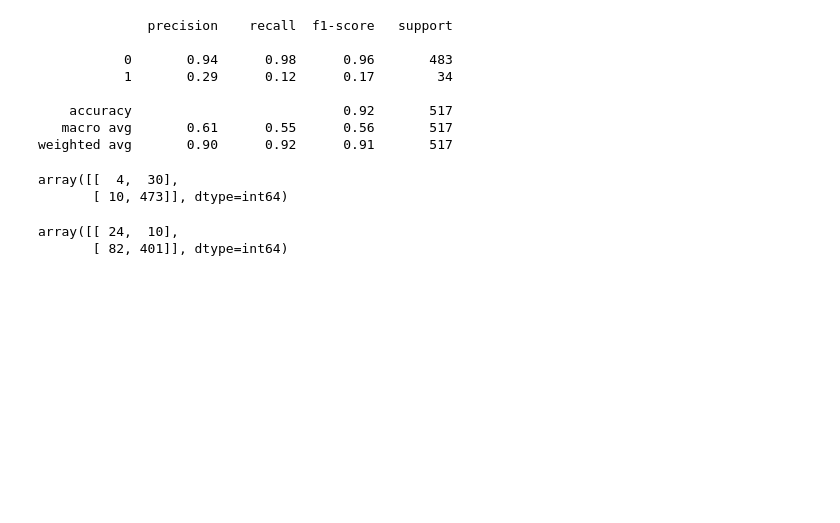
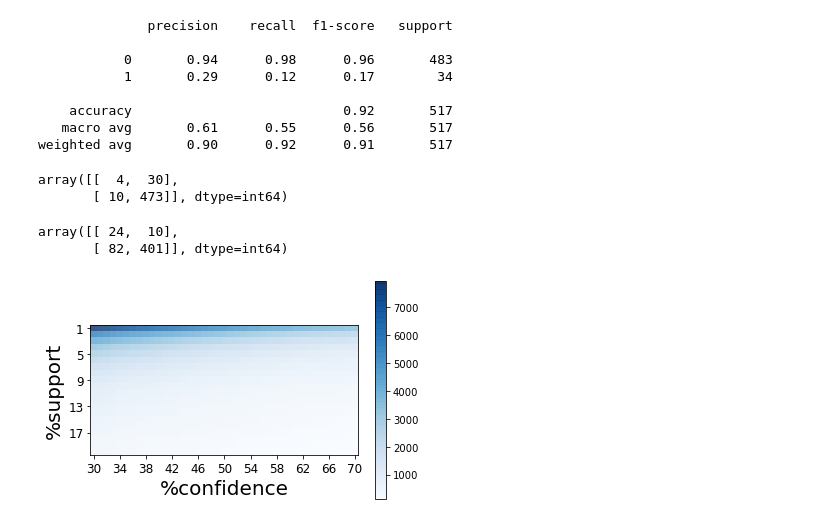
Before and after one commit to Grade0/DM-I, a Jupyter notebook: pattern mining.ipynb, the cells around one changed output. Saved outputs shown, nothing was run; the diff lists cells and outputs as text; code cells hidden in the pictures; blank space fills up the shorter version.

```diff
--- a/pattern mining.ipynb
+++ b/pattern mining.ipynb
@@ -458,7 +458,7 @@ print( 'how?', [r for r in rules if r[0] == 'hazardous'][0][1])
 len_r = []
 for i in range(1, 20+1): #support
     len_r_wrt_i = []
-    for j in range(60, 80+1): #confidence
+    for j in range(30, 70+1): #confidence
         rules = apriori(X, target='r', supp=i, zmin=3, conf=j, report='aScl')
 
         len_r_wrt_i.append(len(rules)) # study your characteristics/properties here
@@ -466,13 +466,15 @@ for i in range(1, 20+1): #support
     len_r.append(len_r_wrt_i)
 # %%
 plt.imshow( len_r, cmap='Blues', alpha=0.8 )
-plt.xlabel('%support', fontsize=20)
-plt.ylabel('%confidence', fontsize=20)
-plt.xticks(fontsize=20)
-plt.yticks( np.arange(0,20+1,4), np.arange(60,80+1,4), fontsize=20  )
+plt.xlabel('%confidence', fontsize=20)
+plt.ylabel('%support', fontsize=20)
+plt.xticks( np.arange(0,40+1,4), np.arange(30,70+1,4), fontsize=12)
+plt.yticks( np.arange(0,19+1,4), np.arange(1,20+1,4), fontsize=12  )
 plt.colorbar()
 
 plt.show()
+# %% [output]
+[figure, added]
 # %%
 # left for exercise
 
```
